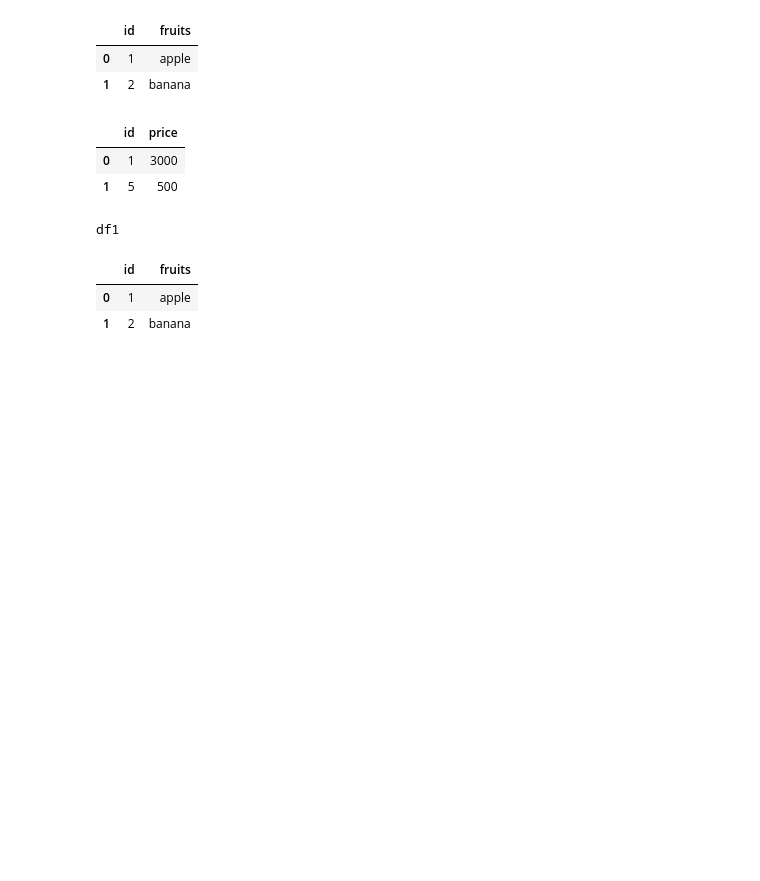
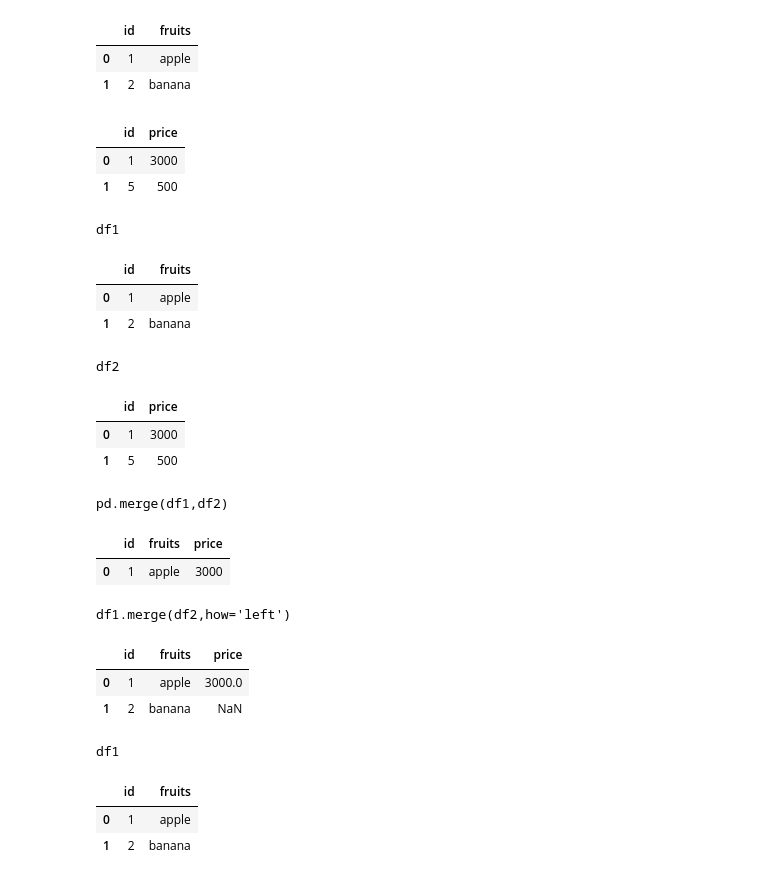
Before and after one commit to won462/2026bda, a Jupyter notebook: code/11w_ch06_dataframe_group_merge.ipynb, the cells around one changed output. Saved outputs shown, nothing was run; the diff lists cells and outputs as text; code cells hidden in the pictures; blank space fills up the shorter version.

```diff
--- a/code/11w_ch06_dataframe_group_merge.ipynb
+++ b/code/11w_ch06_dataframe_group_merge.ipynb
@@ -1521,6 +1642,26 @@ df2
 |  | id | price |
 | 0 | 1 | 3000 |
 | 1 | 5 | 500 |
+# %%
+df1 = pd.DataFrame([[1, 'apple'], [2, 'banana']], columns = ['id', 'fruits'])
+df2 = pd.DataFrame([[1, 3000], [5, 500]], columns = ['id', 'price'])
+display_side_by_side(df1,df2,pd.merge(df1,df2),df1.merge(df2,how='left'))
+# %% [output]
+df1
+|  | id | fruits |
+| 0 | 1 | apple |
+| 1 | 2 | banana |
+df2
+|  | id | price |
+| 0 | 1 | 3000 |
+| 1 | 5 | 500 |
+pd.merge(df1,df2)
+|  | id | fruits | price |
+| 0 | 1 | apple | 3000 |
+df1.merge(df2,how='left')
+|  | id | fruits | price |
+| 0 | 1 | apple | 3000.0 |
+| 1 | 2 | banana | NaN |
 # %%
 display_side_by_side(df1, df2)
 # %% [output]
```
Also changed, not shown: parts of 12 cells of this notebook.
